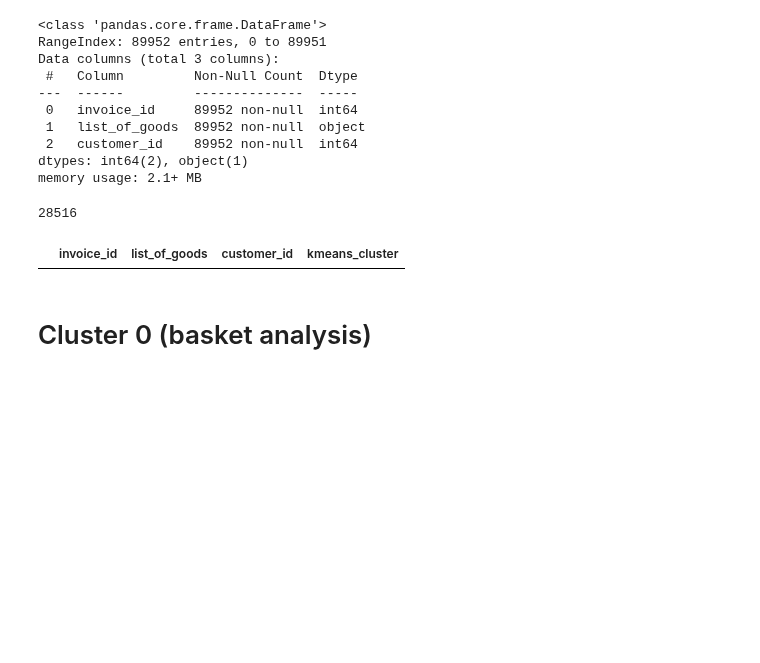
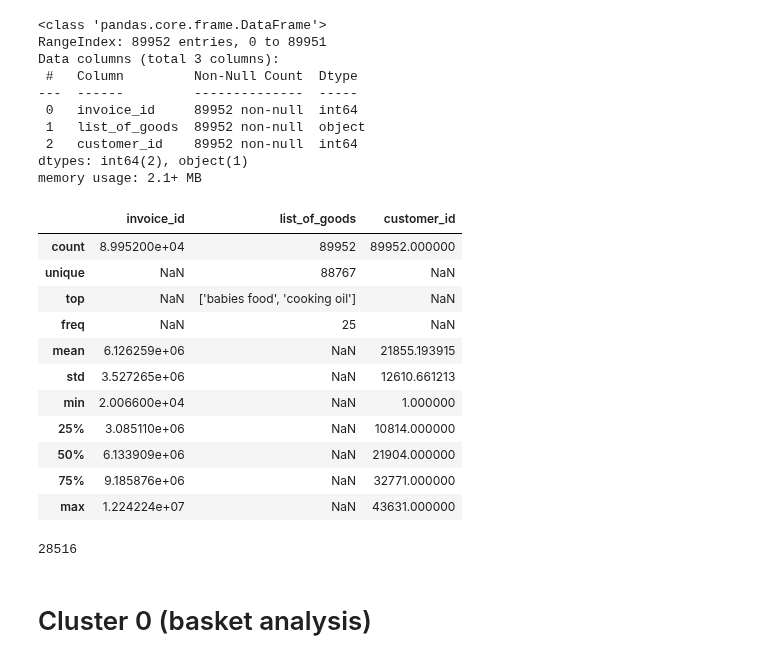
Before and after one commit to JoaoF7/Project-ML, a Jupyter notebook: Assotiation_rules.ipynb, the cells around one changed output. Drawn from its saved outputs; the diff is of its cells as text; code cells hidden in the pictures; blank space fills up the shorter version.

```diff
--- a/Assotiation_rules.ipynb
+++ b/Assotiation_rules.ipynb
@@ -30,16 +30,27 @@ Data columns (total 3 columns):
  2   customer_id    89952 non-null  int64
 dtypes: int64(2), object(1)
 memory usage: 2.1+ MB
+# %%
+baskets.describe(include="all")
+# %% [output]
+|  | invoice_id | list_of_goods | customer_id |
+| count | 8.995200e+04 | 89952 | 89952.000000 |
+| unique | NaN | 88767 | NaN |
+| top | NaN | ['babies food', 'cooking oil'] | NaN |
+| freq | NaN | 25 | NaN |
+| mean | 6.126259e+06 | NaN | 21855.193915 |
+| std | 3.527265e+06 | NaN | 12610.661213 |
+| min | 2.006600e+04 | NaN | 1.000000 |
+| 25% | 3.085110e+06 | NaN | 10814.000000 |
+| 50% | 6.133909e+06 | NaN | 21904.000000 |
+| 75% | 9.185876e+06 | NaN | 32771.000000 |
+| max | 1.224224e+07 | NaN | 43631.000000 |
 # %%
 baskets["customer_id"].nunique()
 # %% [output]
 28516
 # %%
 basket = baskets.merge(clusters, on= "customer_id")
-# %%
-basket[basket["kmeans_cluster"]== 7]
-# %% [output]
-|  | invoice_id | list_of_goods | customer_id | kmeans_cluster |
 # %%
 basket_cluster_0 = basket[basket["kmeans_cluster"] == 0]
 basket_cluster_1 = basket[basket["kmeans_cluster"] == 1]
```
Also changed, not shown: parts of 8 cells of this notebook, 30 other files.
